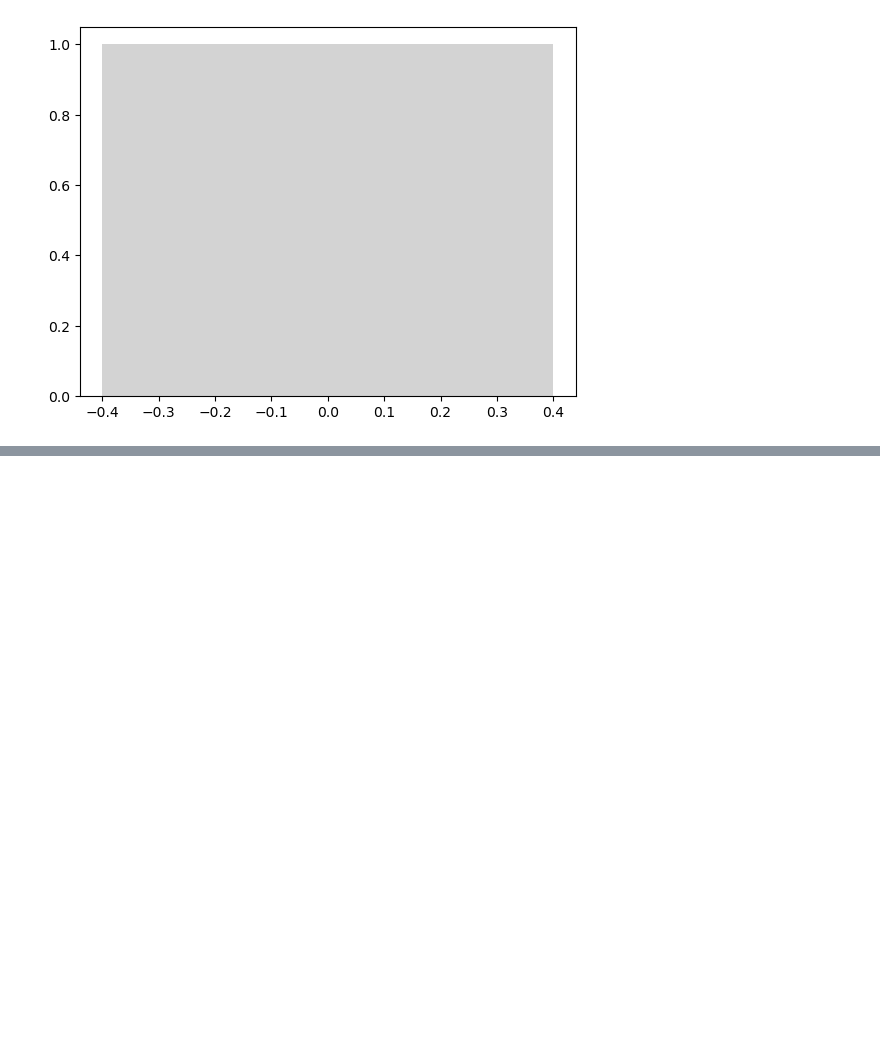
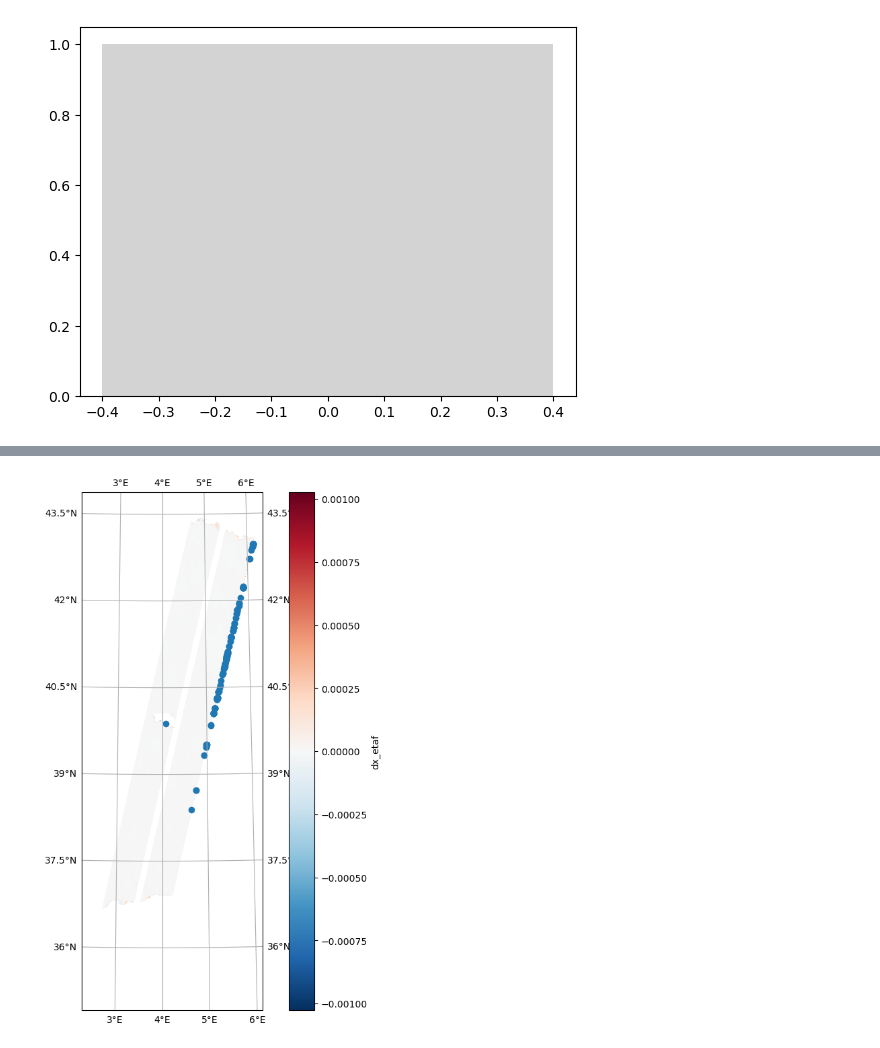
Before and after one commit to margot-demol/med_analysis, a Jupyter notebook: 10_swot_capabilities_diags/20_closure_alti_comp.ipynb, the cells around one changed output, grey strips where cells are left out. Saved outputs shown, nothing was run; the diff lists cells and outputs as text; code cells hidden in the pictures; blank space fills up the shorter version.

```diff
--- a/10_swot_capabilities_diags/20_closure_alti_comp.ipynb
+++ b/10_swot_capabilities_diags/20_closure_alti_comp.ipynb
@@ -327,0 +355,2 @@ fig.savefig(os.path.join(images_dir, 'alti_comparison', 'alti_comparison_15m_ggd
+# %%
+f = glob(os.path.join(zarr_dir, 'before_coloc','preprocessed_swot','swot250m','diff_only', '*'))
@@ -327,0 +377,13 @@ fig.savefig(os.path.join(images_dir, 'alti_comparison', 'alti_comparison_15m_ggd
+# %%
+df__ = df_[df_.ggde>3e-4]
+fig = plt.figure(figsize=(10,10))
+fig.patch.set_facecolor('white')#no transparancy in png
+ax = fig.add_subplot(111, projection=ccrs.Orthographic(4,40))
+
+dss = xr.open_dataset(f[10])
+dss.dx_etaf.plot(x='longitude', y='latitude', transform=crs)
+
+ax.scatter(df__.longitude, df__.latitude, transform = crs)
+gl = ax.gridlines(draw_labels=True,)
+# %% [output]
+[figure, added]
```
Also changed, not shown: parts of 24 cells of this notebook, 32 other files.
